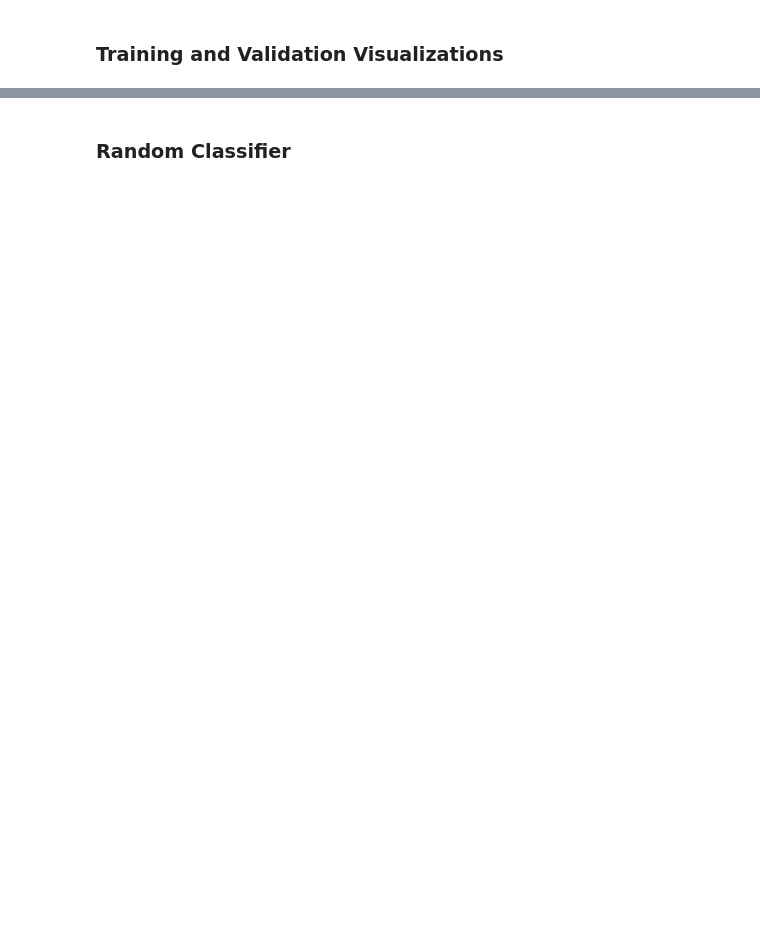
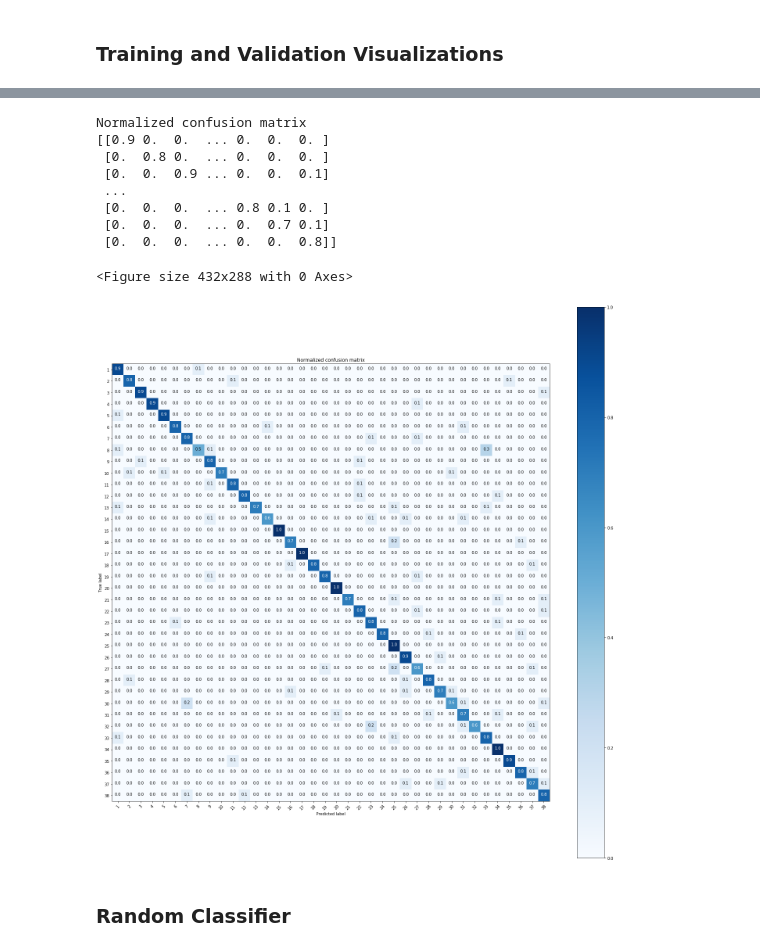
Before and after one commit to t-tarsi/facial-recognition, a Jupyter notebook: transfer_learning.ipynb, the cells around one changed output, grey strips where cells are left out. Drawn from its saved outputs; the diff is of its cells as text; code cells hidden in the pictures; blank space fills up the shorter version.

```diff
--- a/transfer_learning.ipynb
+++ b/transfer_learning.ipynb
@@ -279,3 +323,30 @@ plotROCCurve(28)
+# %%
+from sklearn.metrics import confusion_matrix
+
+# Creating a one-hot encoded representation of the actual test predictions.
+test_preds_actual = np.zeros((380,38))
+for i in range(380):
+    curClass = np.argmax(test_preds[i])
+    test_preds_actual[i,curClass] = 1
+
+# Plotting the confusion matrix.
+cnf_matrix = confusion_matrix(np.argmax(test_labels, axis=1), np.argmax(test_preds_actual, axis=1))
+np.set_printoptions(precision=1)
+plt.figure()
+plot_confusion_matrix(cnf_matrix, classes=np.array(range(38)) + 1, normalize=True,
+                      title='Normalized confusion matrix')
+plt.show()
+# %% [output]
+Normalized confusion matrix
+[[0.9 0.  0.  ... 0.  0.  0. ]
+ [0.  0.8 0.  ... 0.  0.  0. ]
+ [0.  0.  0.9 ... 0.  0.  0.1]
+ ...
+ [0.  0.  0.  ... 0.8 0.1 0. ]
+ [0.  0.  0.  ... 0.  0.7 0.1]
+ [0.  0.  0.  ... 0.  0.  0.8]]
+<Figure size 432x288 with 0 Axes>
+[figure, added]
 # %% [markdown]
 ### Random Classifier
 # %%
```
Also changed, not shown: parts of 11 cells of this notebook.
